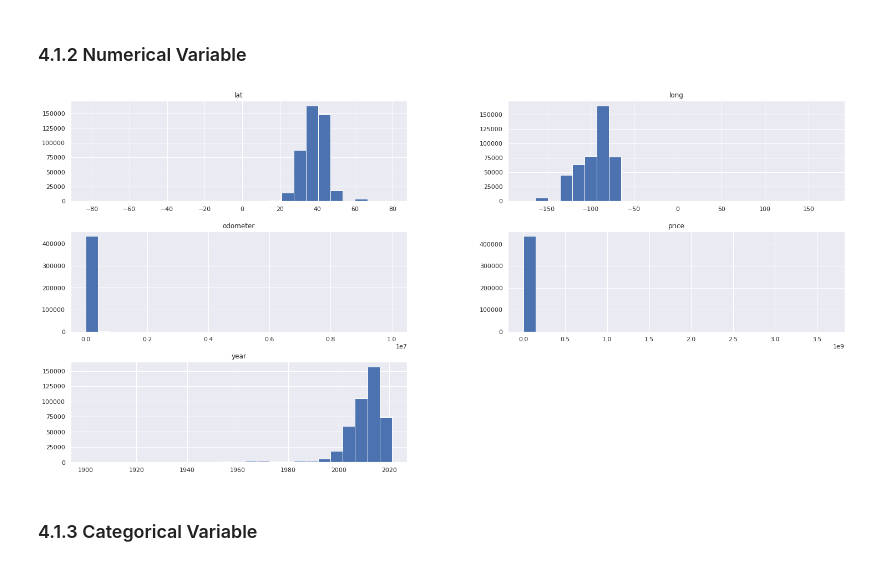
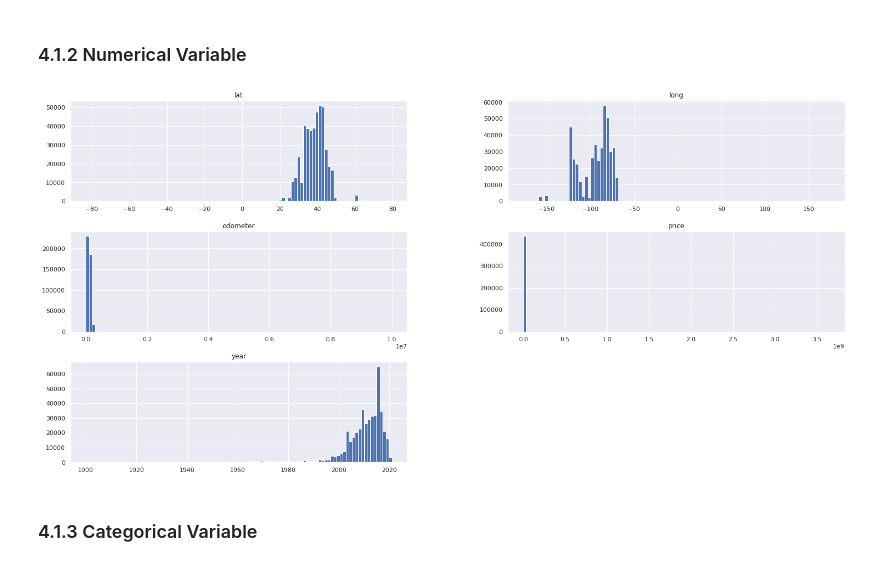
Before and after one commit to panambY/Used_Car_Price, a Jupyter notebook: Used_Car_Price.ipynb, the cells around one changed output. Drawn from its saved outputs; the diff is of its cells as text; code cells hidden in the pictures.

```diff
--- a/Used_Car_Price.ipynb
+++ b/Used_Car_Price.ipynb
@@ -822,9 +836,9 @@ sns.distplot( df4[df4['price']<80000]['price'], kde=False )
 # %% [markdown]
 ### 4.1.2 Numerical Variable
 # %%
-num_attributes.hist( bins=25 );
+num_attributes.hist( bins=100 );
 # %% [output]
-[figure, old version]
+[figure, new version]
 # %% [markdown]
 ### 4.1.3 Categorical Variable
 # %%
```
Also changed, not shown: parts of 12 cells of this notebook.
